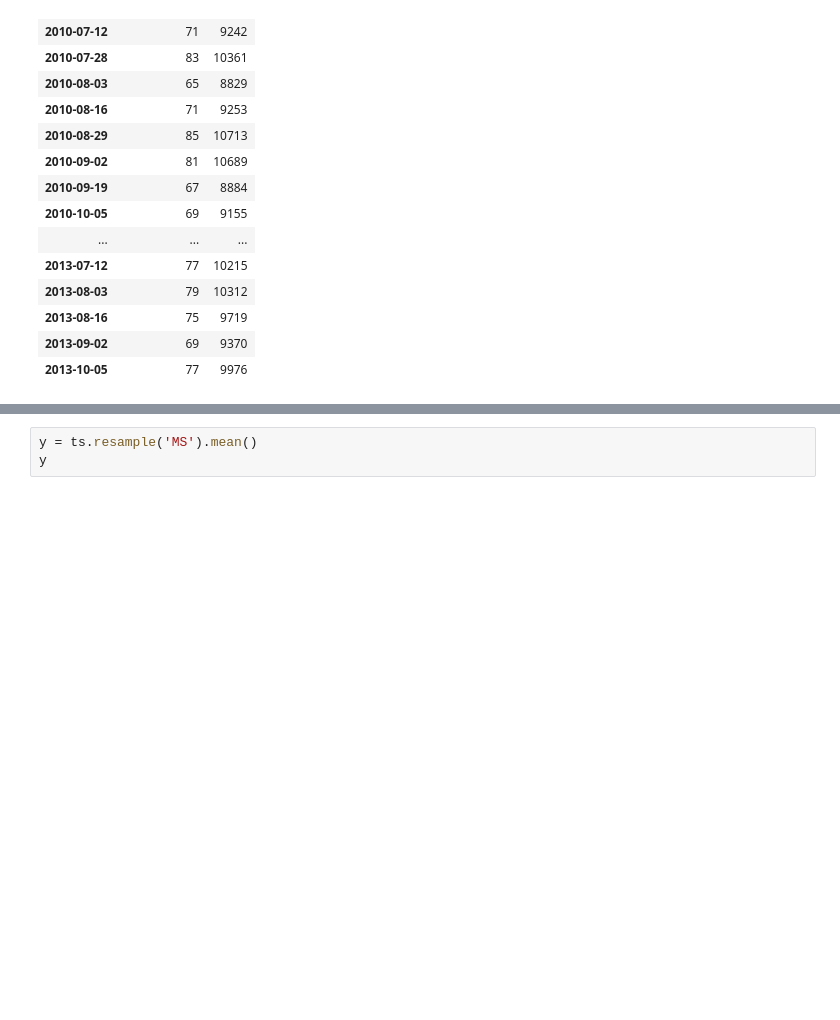
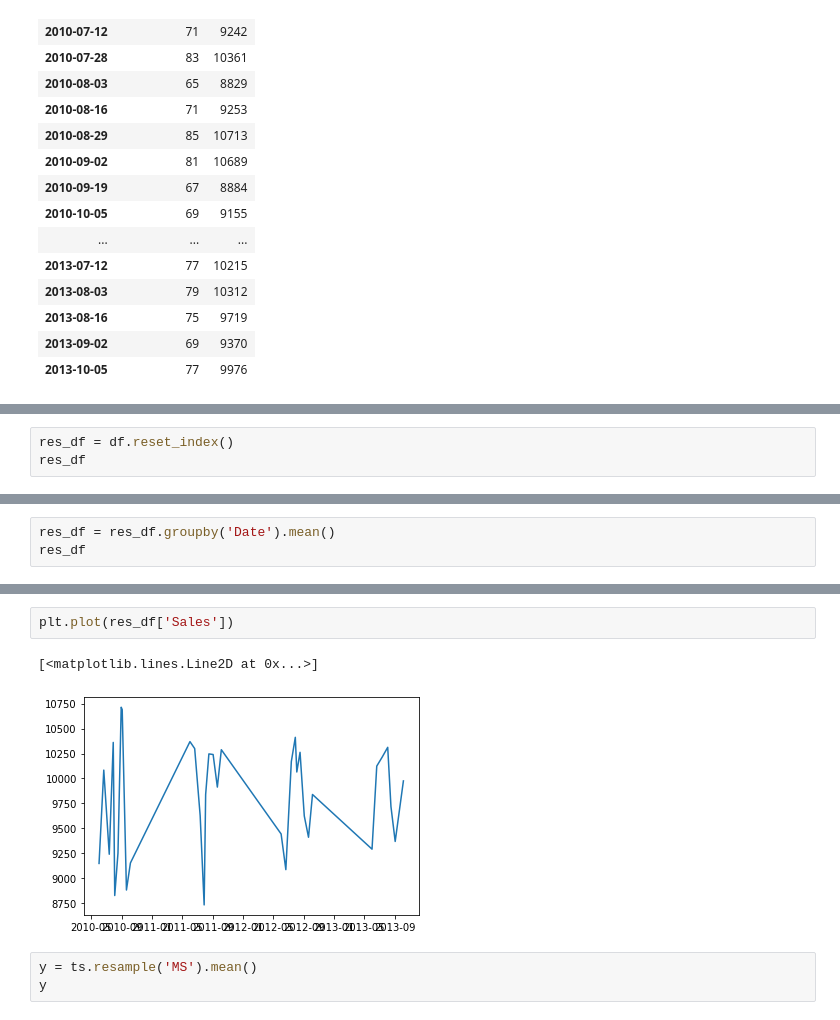
Before and after one commit to IshanaRaina/pandas-labs, a Jupyter notebook: teenage_pandas.ipynb, the cells around one changed output, grey strips where cells are left out. Drawn from its saved outputs; the diff is of its cells as text; blank space fills up the shorter version.

```diff
--- a/teenage_pandas.ipynb
+++ b/teenage_pandas.ipynb
@@ -449,0 +420,3 @@ The Series now contains the sales values indexed by the _Date_. Notice that inst
+# %%
+res_df = df.reset_index()
+res_df
@@ -449,0 +460,3 @@ The Series now contains the sales values indexed by the _Date_. Notice that inst
+# %%
+res_df = res_df.groupby('Date').mean()
+res_df
@@ -450,3 +511,8 @@ The Series now contains the sales values indexed by the _Date_. Notice that inst
+# %%
+plt.plot(res_df['Sales'])
+# %% [output]
+[<matplotlib.lines.Line2D at 0x...>]
+[figure, added]
 # %%
 y = ts.resample('MS').mean()
 y
```
Also changed, not shown: parts of 14 cells of this notebook.
